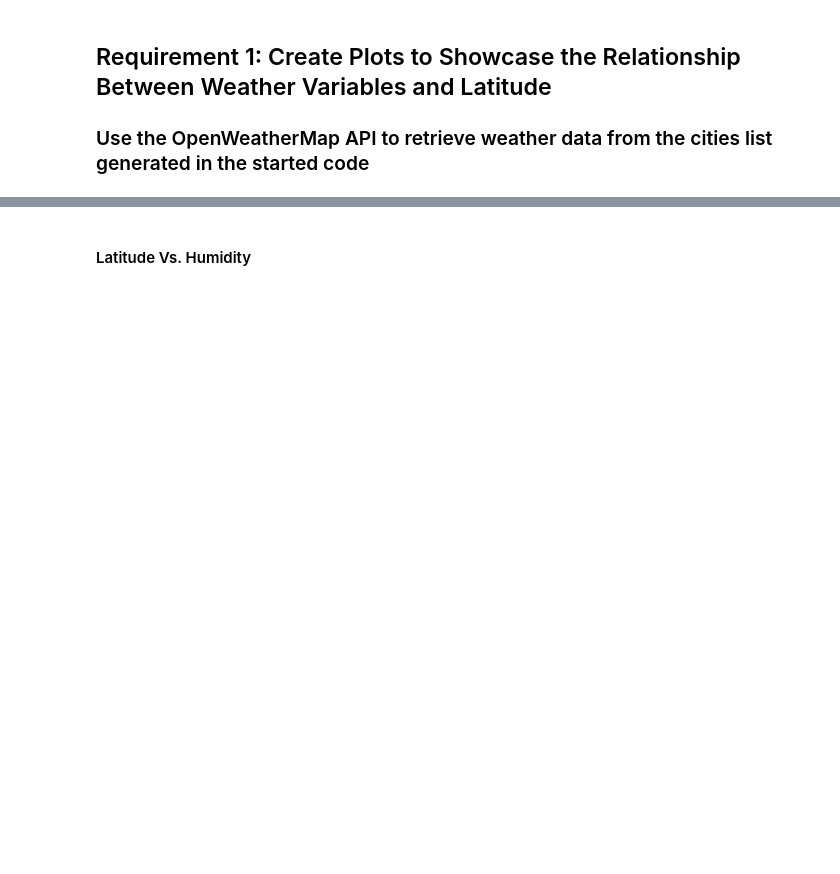
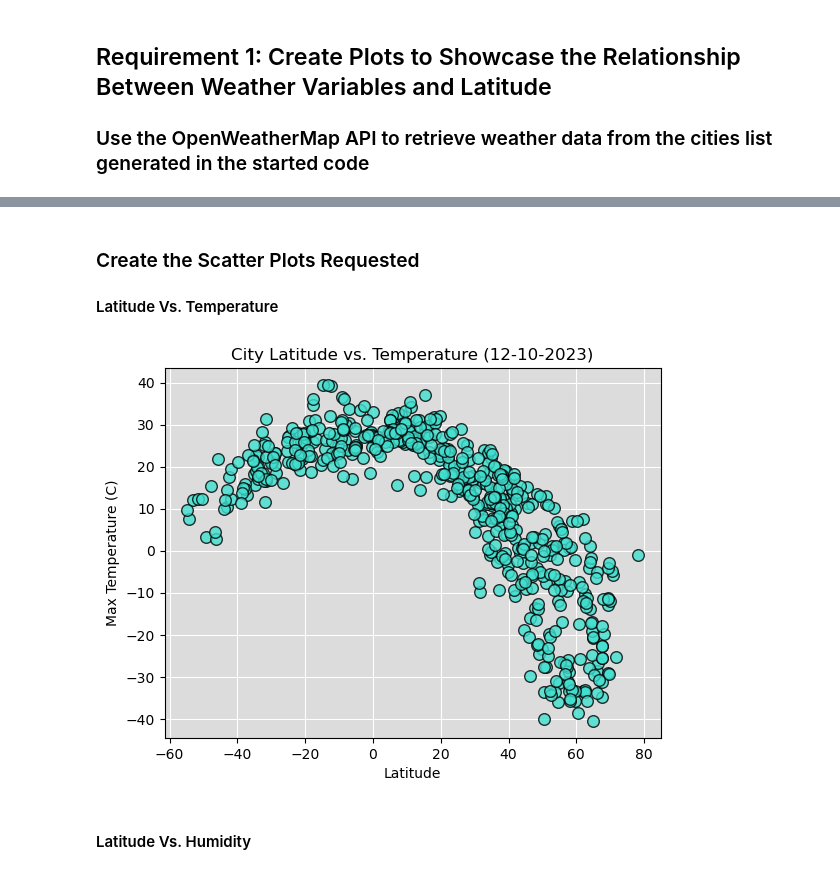
Before and after one commit to ASPigman/python_api_challenge, a Jupyter notebook: WeatherPy.ipynb, the cells around one changed output, grey strips where cells are left out. Drawn from its saved outputs; the diff is of its cells as text; code cells hidden in the pictures; blank space fills up the shorter version.

```diff
--- a/WeatherPy.ipynb
+++ b/WeatherPy.ipynb
@@ -140,15 +189,29 @@ city_data_df.head()
+# %% [markdown]
+### Create the Scatter Plots Requested
+
+#### Latitude Vs. Temperature
 # %%
 # Build scatter plot for latitude vs. temperature
-# YOUR CODE HERE
+plt.axes(facecolor='gainsboro')
+plt.scatter(city_data_df["Lat"], city_data_df["Max Temp"], alpha=.8, color="turquoise", edgecolors="k", s=[70], zorder=3)
+
+#Format date
+date = datetime.now()
+date = date.strftime("%m-%d-%Y")
 
 # Incorporate the other graph properties
-# YOUR CODE HERE
+plt.xlabel("Latitude")
+plt.ylabel("Max Temperature (C)")
+plt.title(f"City Latitude vs. Temperature ({date})")
+plt.grid(True, color='w', linestyle='solid', zorder=1)
 
 # Save the figure
 plt.savefig("output_data/Fig1.png")
 
 # Show plot
 plt.show()
+# %% [output]
+[figure, added]
 # %% [markdown]
 #### Latitude Vs. Humidity
 # %%
```
Also changed, not shown: parts of 21 cells of this notebook, 7 other files.
